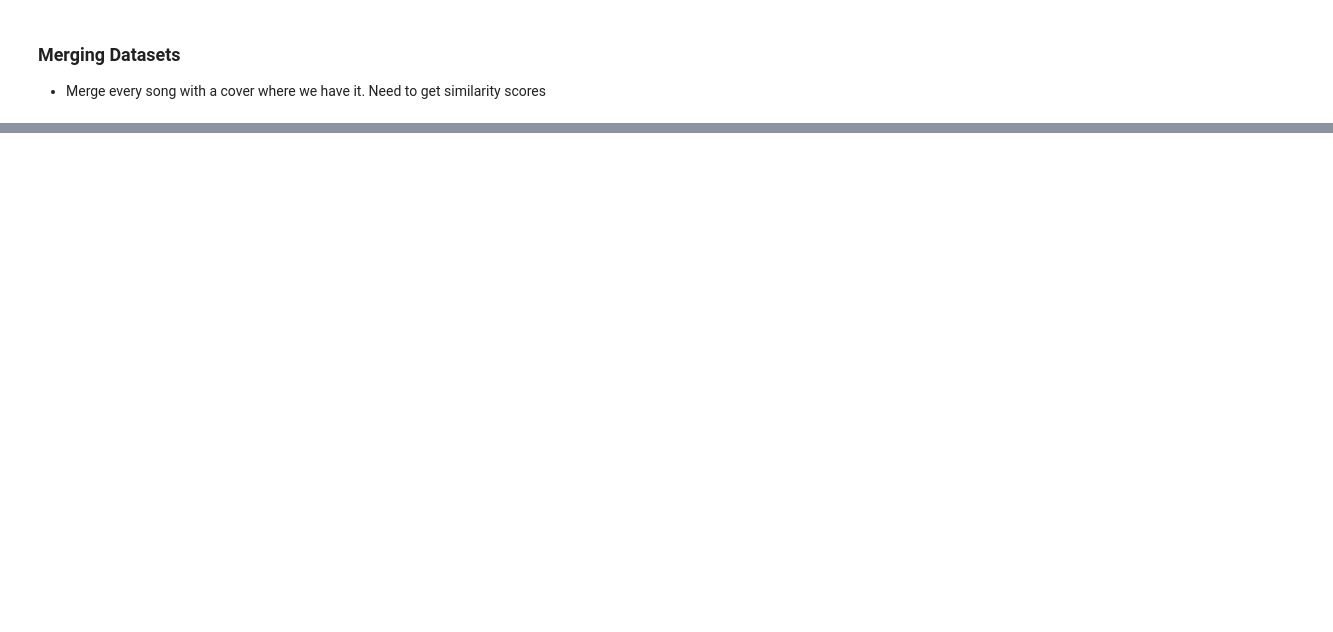
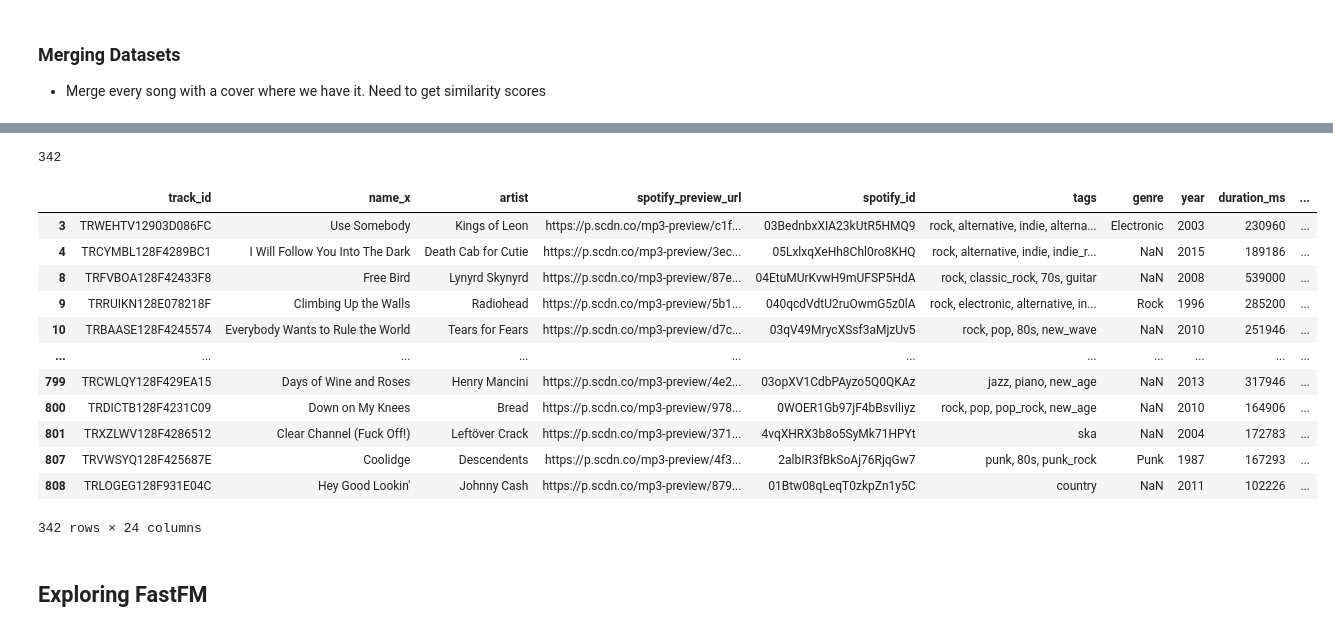
Before and after one commit to reggiebain/song-similarity-erdos, a Jupyter notebook: EDA/exploring-million-song-dataset.ipynb, the cells around one changed output, grey strips where cells are left out. Drawn from its saved outputs; the diff is of its cells as text; code cells hidden in the pictures; blank space fills up the shorter version.

```diff
--- a/EDA/exploring-million-song-dataset.ipynb
+++ b/EDA/exploring-million-song-dataset.ipynb
@@ -252,7 +294,3 @@ covers_df.head()
 # %% [markdown]
 ### Merging Datasets
 - Merge every song with a cover where we have it. Need to get similarity scores
-# %%
-# Merge on track_id = cover_1
-song_and_covers_df = pd.merge(test_df, covers_df, left_on='track_id', right_on='cover_1', how='inner')
-song_and_covers_df.head()
@@ -269,0 +374,24 @@ array(['My Sweet Lord', 'These Things Will Keep Me Loving You',
+# %%
+# Check to make sure name columns are equal and if not how many are unequal
+sum(song_and_covers_df.name_x != song_and_covers_df.name_y)
+# %% [output]
+342
+# %%
+# What do these rows with issues look like?
+song_and_covers_df[song_and_covers_df.name_x != song_and_covers_df.name_y]
+# %% [output]
+|  | track_id | name_x | artist | spotify_preview_url | spotify_id | tags | genre | year | duration_ms | ... |
+| 3 | TRWEHTV12903D086FC | Use Somebody | Kings of Leon | https://p.scdn.co/mp3-preview/c1f... | 03BednbxXIA23kUtR5HMQ9 | rock, alternative, indie, alterna... | Electronic | 2003 | 230960 | ... |
+| 4 | TRCYMBL128F4289BC1 | I Will Follow You Into The Dark | Death Cab for Cutie | https://p.scdn.co/mp3-preview/3ec... | 05LxlxqXeHh8Chl0ro8KHQ | rock, alternative, indie, indie_r... | NaN | 2015 | 189186 | ... |
+| 8 | TRFVBOA128F42433F8 | Free Bird | Lynyrd Skynyrd | https://p.scdn.co/mp3-preview/87e... | 04EtuMUrKvwH9mUFSP5HdA | rock, classic_rock, 70s, guitar | NaN | 2008 | 539000 | ... |
+| 9 | TRRUIKN128E078218F | Climbing Up the Walls | Radiohead | https://p.scdn.co/mp3-preview/5b1... | 040qcdVdtU2ruOwmG5z0lA | rock, electronic, alternative, in... | Rock | 1996 | 285200 | ... |
+| 10 | TRBAASE128F4245574 | Everybody Wants to Rule the World | Tears for Fears | https://p.scdn.co/mp3-preview/d7c... | 03qV49MrycXSsf3aMjzUv5 | rock, pop, 80s, new_wave | NaN | 2010 | 251946 | ... |
+| ... | ... | ... | ... | ... | ... | ... | ... | ... | ... | ... |
+| 799 | TRCWLQY128F429EA15 | Days of Wine and Roses | Henry Mancini | https://p.scdn.co/mp3-preview/4e2... | 03opXV1CdbPAyzo5Q0QKAz | jazz, piano, new_age | NaN | 2013 | 317946 | ... |
+| 800 | TRDICTB128F4231C09 | Down on My Knees | Bread | https://p.scdn.co/mp3-preview/978... | 0WOER1Gb97jF4bBsvIliyz | rock, pop, pop_rock, new_age | NaN | 2010 | 164906 | ... |
+| 801 | TRXZLWV128F4286512 | Clear Channel (Fuck Off!) | Leftöver Crack | https://p.scdn.co/mp3-preview/371... | 4vqXHRX3b8o5SyMk71HPYt | ska | NaN | 2004 | 172783 | ... |
+| 807 | TRVWSYQ128F425687E | Coolidge | Descendents | https://p.scdn.co/mp3-preview/4f3... | 2albIR3fBkSoAj76RjqGw7 | punk, 80s, punk_rock | Punk | 1987 | 167293 | ... |
+| 808 | TRLOGEG128F931E04C | Hey Good Lookin' | Johnny Cash | https://p.scdn.co/mp3-preview/879... | 01Btw08qLeqT0zkpZn1y5C | country | NaN | 2011 | 102226 | ... |
+342 rows × 24 columns
+# %% [markdown]
+## Exploring FastFM
```
Also changed, not shown: parts of 14 cells of this notebook.
